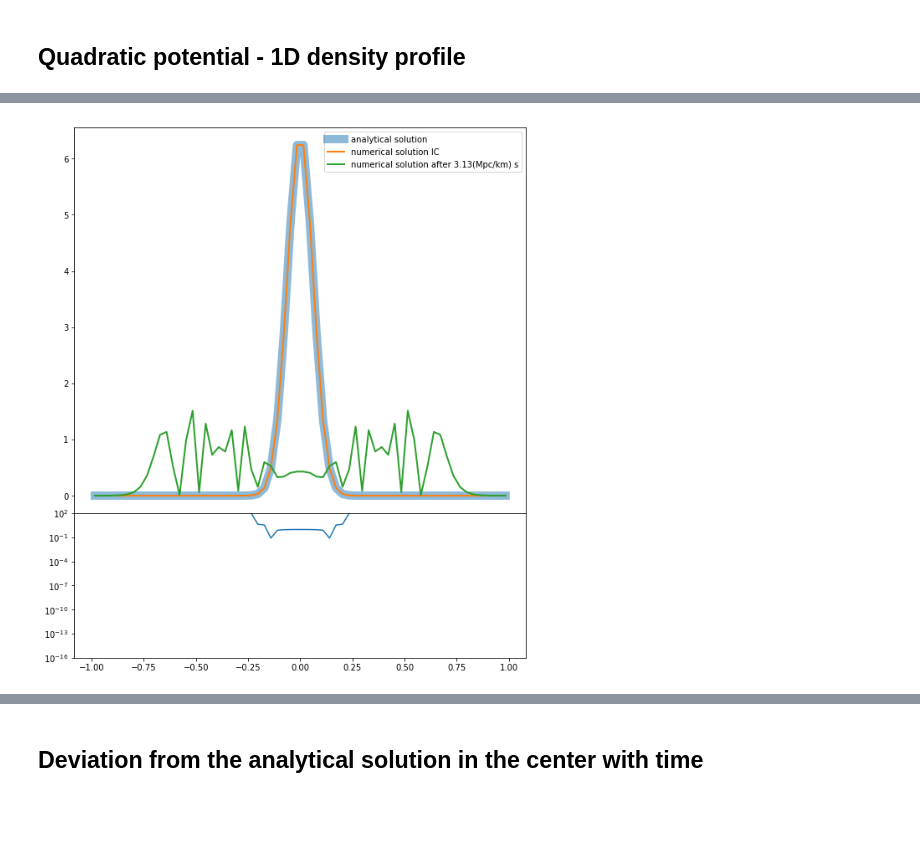
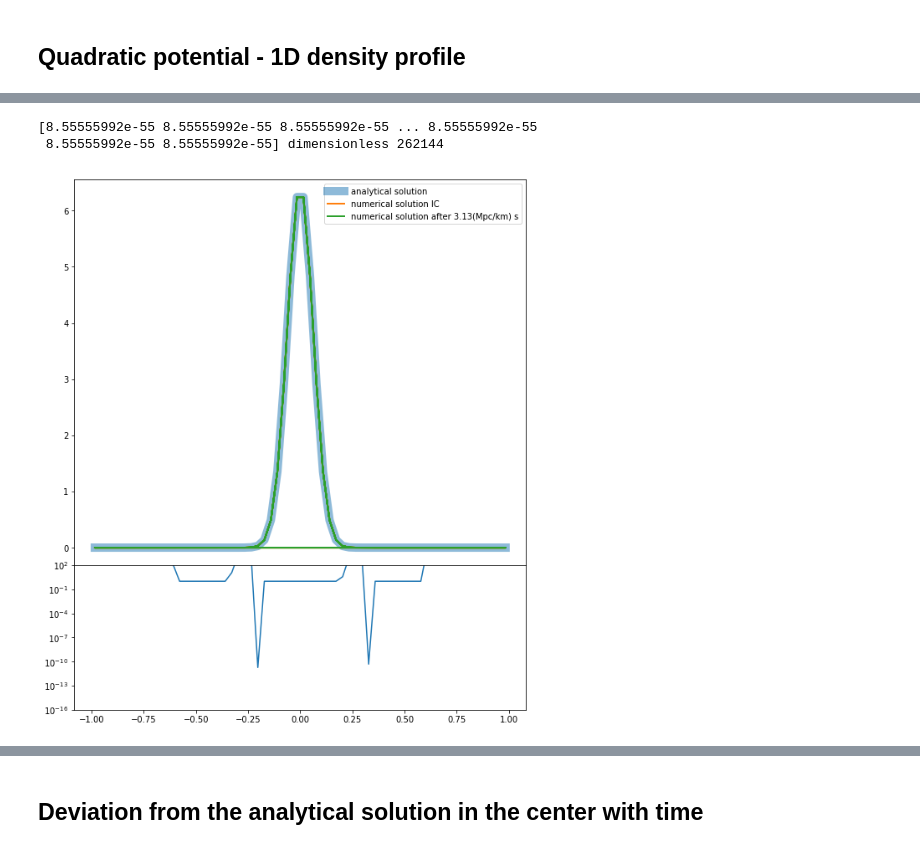
Before and after one commit to axionyx/axionyx_1.0, a Jupyter notebook: Exec/Test_FDM_Gauss_4th/Plotting.ipynb, the cells around one changed output, grey strips where cells are left out. Drawn from its saved outputs; the diff is of its cells as text; code cells hidden in the pictures; blank space fills up the shorter version.

```diff
--- a/Exec/Test_FDM_Gauss_4th/Plotting.ipynb
+++ b/Exec/Test_FDM_Gauss_4th/Plotting.ipynb
@@ -83,6 +83,8 @@ ad = ds.all_data()
 ad2 = ds2.all_data()
 list1 = ad[("boxlib","AxDens")]
 list2 = ad2[("boxlib","AxDens")]
+x = ad[("boxlib","x")]
+x2 = ad2[("boxlib","x")]
 time1 = ds.current_time
 time2 = ds2.current_time
 del_t = float(time2 - time1)
@@ -90,6 +92,8 @@ xlo = ds.domain_left_edge[0]
 xhi = ds.domain_right_edge[0]
 boxsize = float(xhi - xlo)
 N=int(int(len(list1))**(1/3)+0.5)
+
+print(list1,len(list1))
 
 hbaroverm = 0.01917152/2.5
 omega = 1.0
@@ -118,8 +122,8 @@ topplot = plt.axes([left, bottom_h, width, height])
 botplot = plt.axes([left, bottom, width, height2])
 
 topplot.plot(x_range, ana_dens, linewidth=10, alpha=0.5, label="analytical solution")
-topplot.plot(x_range, density1[:,int(N/2),int(N/2)], linewidth=2, label="numerical solution IC")
-topplot.plot(x_range, density2[:,int(N/2),int(N/2)], linewidth=2, label="numerical solution after "+"{0:.2f}".format(del_t)+"(Mpc/km) s")
+topplot.plot(x, list1, linewidth=2, label="numerical solution IC")
+topplot.plot(x, list2, linewidth=2, label="numerical solution after "+"{0:.2f}".format(del_t)+"(Mpc/km) s")
 
 botplot.plot(x_range, abs(density2[:,int(N/2),int(N/2)]-ana_dens)/ana_dens)
 
@@ -139 +143,3 @@ yt : [INFO     ] 2019-05-20 11:21:23,202 Parameters: domain_right_edge         =
+[8.55555992e-55 8.55555992e-55 8.55555992e-55 ... 8.55555992e-55
+ 8.55555992e-55 8.55555992e-55] dimensionless 262144
-[figure, old version]
+[figure, new version]
```
Also changed, not shown: parts of 3 cells of this notebook, 5 other files.
